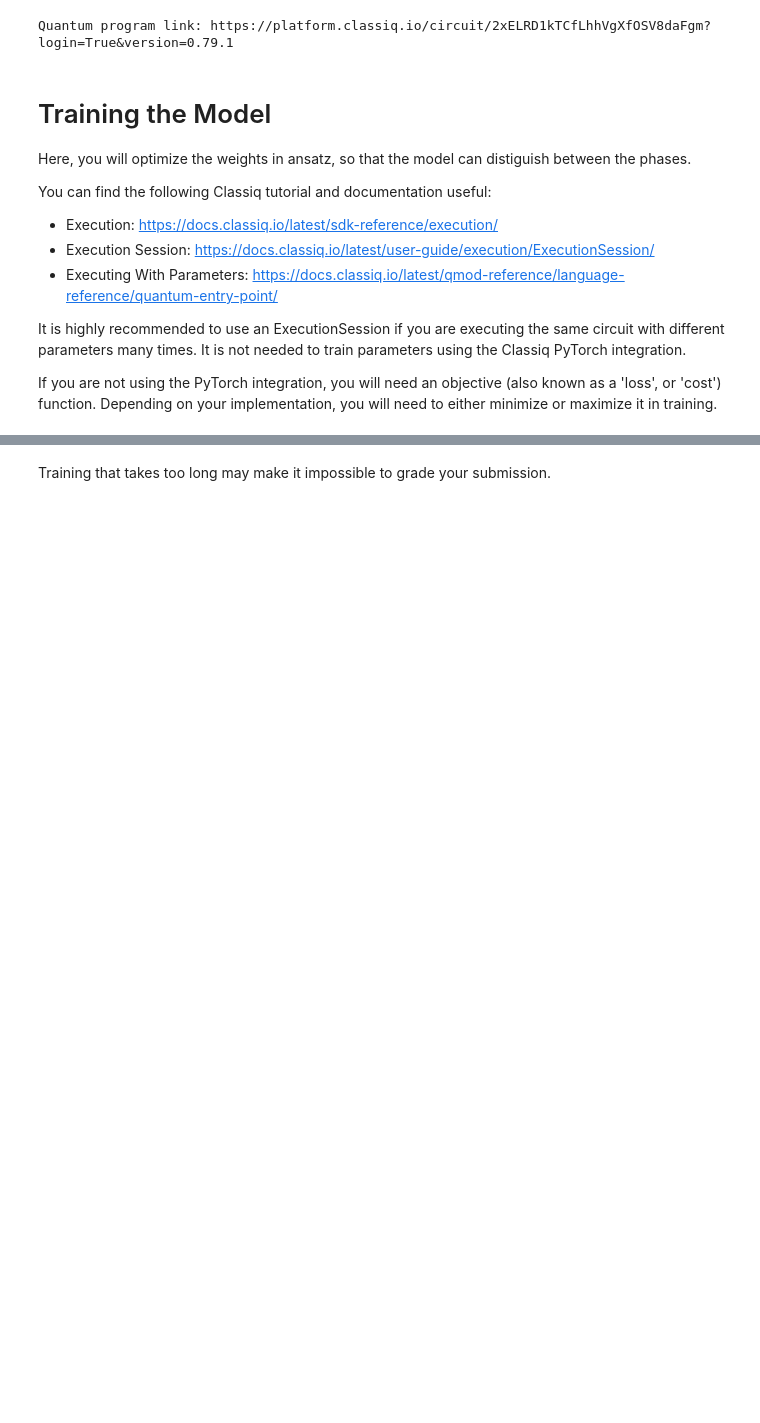
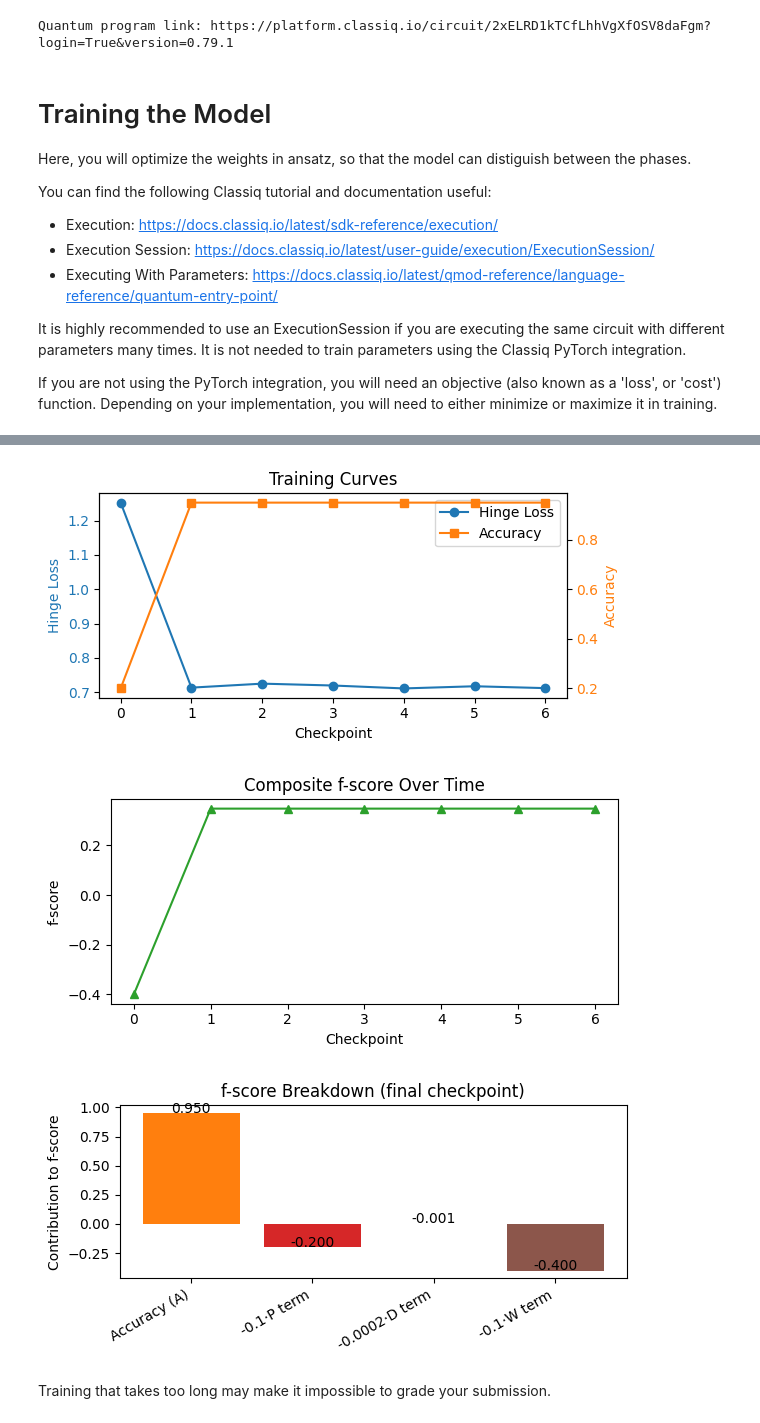
Before and after one commit to roman-bagdasarian/Classifying-Quantum-Phases-of-Matter, a Jupyter notebook: FLIQ_Challenge_ClassiqDuQIS.ipynb, the cells around one changed output, grey strips where cells are left out. Drawn from its saved outputs; the diff is of its cells as text; code cells hidden in the pictures; blank space fills up the shorter version.

Commit message:
Got it! Depth 8, width 4, 8 feautres reduced using PCA. Giving 95% accuracy, ultra high F score

```diff
--- a/FLIQ_Challenge_ClassiqDuQIS.ipynb
+++ b/FLIQ_Challenge_ClassiqDuQIS.ipynb
@@ -436,3 +421,78 @@ iter 260 | 256-shot | loss=0.7777 | acc=85.00%
+# %%
+# ─── Manual metrics ───
+P = num_weights           # e.g. 2
+W = num_qubits            # e.g. 4
+D = 6                     # copy the “depth” reported by show(QPROG)
+# %%
+import numpy as np
+import matplotlib.pyplot as plt
+
+# — these come from your run —
+# loss_log : list of hinge losses at each checkpoint
+# acc_log  : list of accuracies (in [0,1]) at each checkpoint
+# P, D, W  : scalar values for your final circuit
+#           (e.g. P=2, D=6, W=4)
+# Note: f_i = A_i - 0.1*P - 0.0002*D - 0.1*W
+
+checkpts = np.arange(len(acc_log))
+f_scores = np.array(acc_log) - 0.1*P - 0.0002*D - 0.1*W
+
+
+# 1) Overlaid Loss & Accuracy
+fig, ax1 = plt.subplots(figsize=(6,3))
+ax1.plot(checkpts, loss_log, 'C0-o', label='Hinge Loss')
+ax1.set_xlabel("Checkpoint")
+ax1.set_ylabel("Hinge Loss", color='C0')
+ax1.tick_params(axis='y', labelcolor='C0')
+
+ax2 = ax1.twinx()
+ax2.plot(checkpts, acc_log,  'C1-s', label='Accuracy')
+ax2.set_ylabel("Accuracy", color='C1')
+ax2.tick_params(axis='y', labelcolor='C1')
+
+# combine legends
+lines, labels = ax1.get_legend_handles_labels()
+lines2, labels2 = ax2.get_legend_handles_labels()
+ax1.legend(lines+lines2, labels+labels2, loc='upper right')
+plt.title("Training Curves")
+plt.tight_layout()
+plt.show()
+
+
+# 2) f‐score curve
+plt.figure(figsize=(6,3))
+plt.plot(checkpts, f_scores, 'C2-^')
+plt.xlabel("Checkpoint")
+plt.ylabel("f-score")
+plt.title("Composite f-score Over Time")
+plt.tight_layout()
+plt.show()
+
+
+# 3) Breakdown bar chart at final checkpoint
+terms = {
+    'Accuracy (A)':    acc_log[-1],
+    '-0.1·P term':    -0.1 * P,
+    '-0.0002·D term': -0.0002 * D,
+    '-0.1·W term':    -0.1 * W,
+}
+names  = list(terms.keys())
+values = [terms[n] for n in names]
+
+plt.figure(figsize=(6,3))
+bars = plt.bar(names, values, color=['C1','C3','C4','C5'])
+plt.ylabel("Contribution to f-score")
+plt.title("f-score Breakdown (final checkpoint)")
+plt.xticks(rotation=30, ha='right')
+for bar in bars:
+    y = bar.get_height()
+    plt.text(bar.get_x()+bar.get_width()/2, y + 0.005, f"{y:.3f}", ha='center')
+plt.tight_layout()
+plt.show()
+# %% [output]
+[figure, added]
+[figure, added]
+[figure, added]
 # %% [markdown]
 Training that takes too long may make it impossible to grade your submission.
 # %% [markdown]
```
Also changed, not shown: parts of 4 cells of this notebook.
